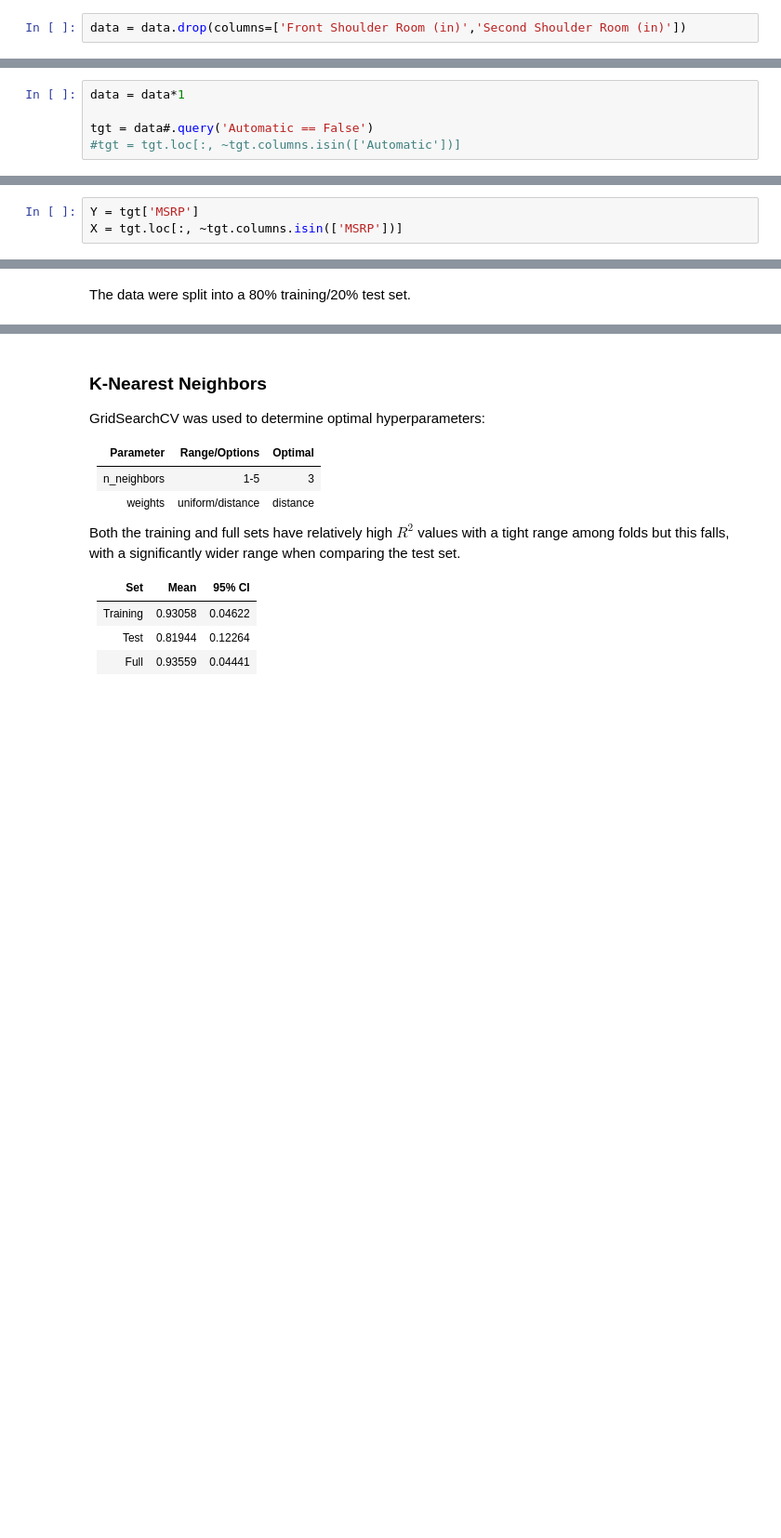
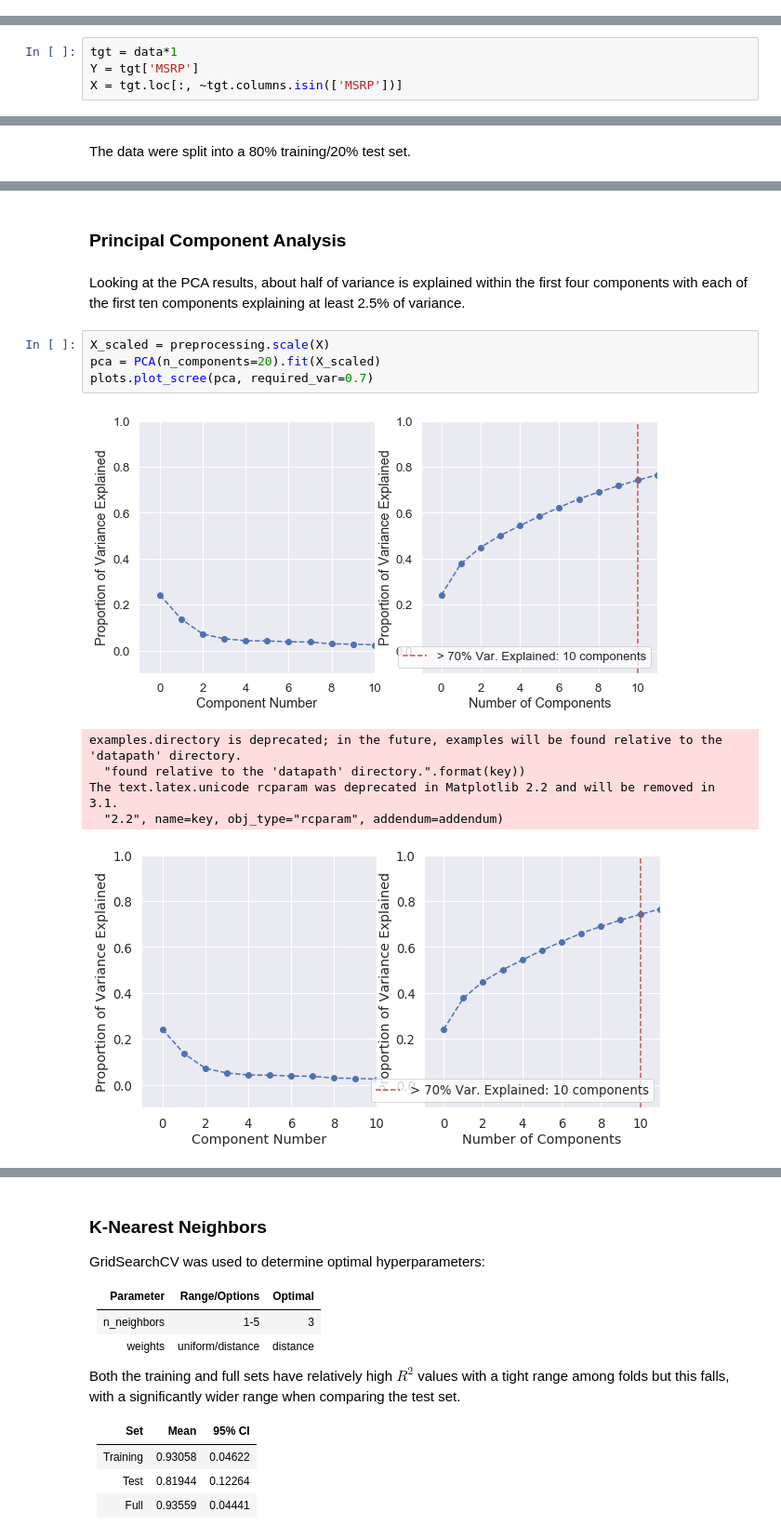
Before and after one commit to yfstafford/Thinkful, a Jupyter notebook: Unit 3/Capstone/Unit 3 Capstone Car MSRP.ipynb, the cells around one changed output, grey strips where cells are left out. Shown at 93% size. Cells and saved outputs as stored; diff of their text form; blank space fills up the shorter version.

```diff
--- a/Unit 3/Capstone/Unit 3 Capstone Car MSRP.ipynb
+++ b/Unit 3/Capstone/Unit 3 Capstone Car MSRP.ipynb
@@ -220,3 +269 @@ sns.heatmap(data.iloc[:,1:19].corr(),annot=True,center=0, fmt='0.2f')
-# %%
-data = data.drop(columns=['Front Shoulder Room (in)','Second Shoulder Room (in)'])
 # %% [markdown]
@@ -277,10 +351,6 @@ All boolean data were explicitly converted to numeric.
-# %%
-data = data*1
-
-tgt = data#.query('Automatic == False')
-#tgt = tgt.loc[:, ~tgt.columns.isin(['Automatic'])]
 # %% [markdown]
 MSRP was defined as the outcome variable with all of the remaining variables used as predictors.
 # %%
+tgt = data*1
 Y = tgt['MSRP']
 X = tgt.loc[:, ~tgt.columns.isin(['MSRP'])]
@@ -288,0 +380,15 @@ The data were split into a 80% training/20% test set.
+# %% [markdown]
+### Principal Component Analysis
+# %% [markdown]
+Looking at the PCA results, about half of variance is explained within the first four components with each of the first ten components explaining at least 2.5% of variance.
+# %%
+X_scaled = preprocessing.scale(X)
+pca = PCA(n_components=20).fit(X_scaled)
+plots.plot_scree(pca, required_var=0.7)
+# %% [output]
+[figure, added]
+examples.directory is deprecated; in the future, examples will be found relative to the 'datapath' directory.
+  "found relative to the 'datapath' directory.".format(key))
+The text.latex.unicode rcparam was deprecated in Matplotlib 2.2 and will be removed in 3.1.
+  "2.2", name=key, obj_type="rcparam", addendum=addendum)
+[figure, added]
```
Also changed, not shown: parts of 104 cells of this notebook.
